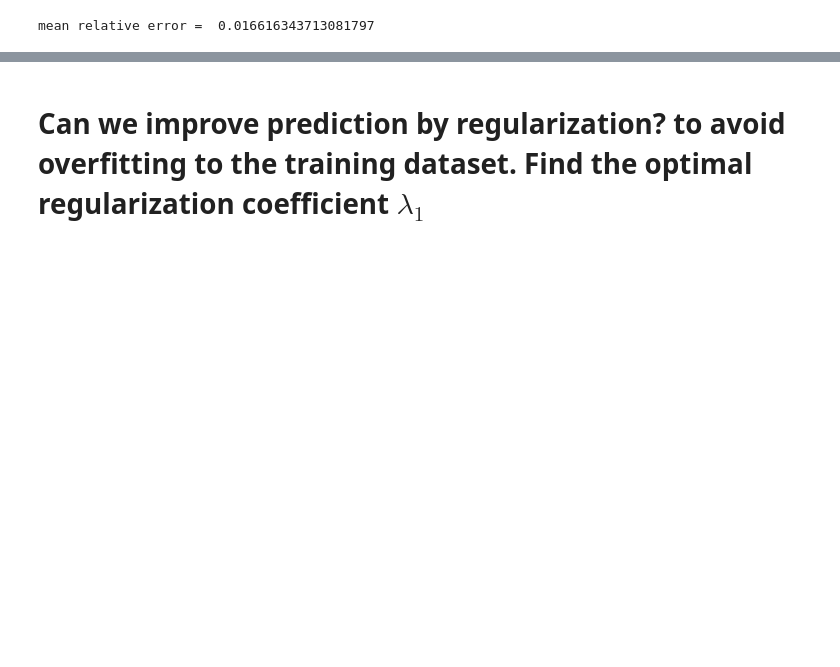
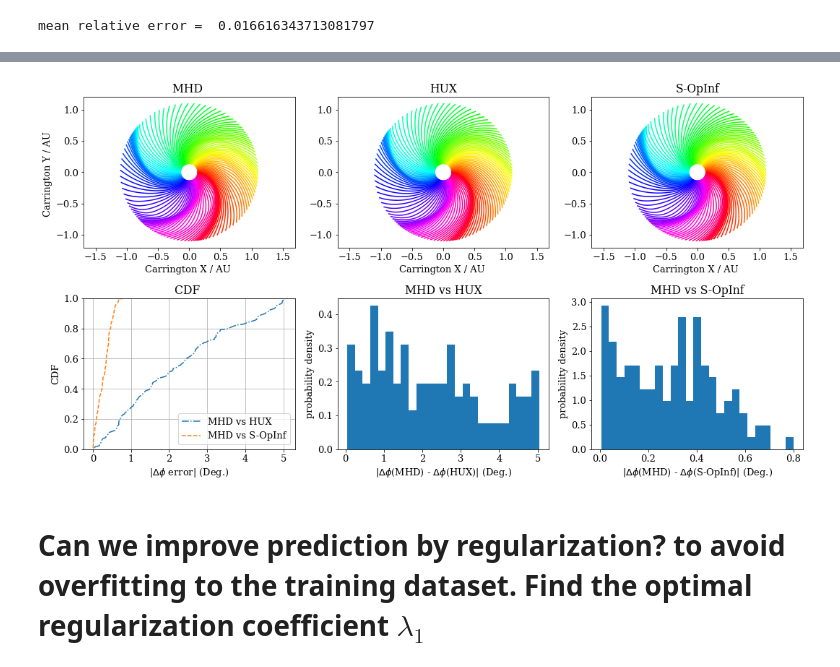
Before and after one commit to opaliss/Space-Weather-ROM, a Jupyter notebook: MHD/SW-ROM-Shifted-MHD-1D-LowRes.ipynb, the cells around one changed output, grey strips where cells are left out. Cells and saved outputs as stored; diff of their text form; code cells hidden in the pictures; blank space fills up the shorter version.

Commit message:
add streamline figure to MHD notebook.

```diff
--- a/MHD/SW-ROM-Shifted-MHD-1D-LowRes.ipynb
+++ b/MHD/SW-ROM-Shifted-MHD-1D-LowRes.ipynb
@@ -79,3 +85,5 @@ p = np.append(p, 2*np.pi)
 f = np.append(f,[f[0,:, :]],axis=0)
 # %%
 V = np.array(f[:, 55, :])
+# %%
+V_HUX = apply_hux_f_model(f[:, 55, 0], (r[1:]-r[:-1]).to(u.km).value, p[1:] -p[:-1]).T
@@ -643,0 +678,10 @@ mean relative error =  0.016616343713081797
+# %%
+def cmap():
+    # an array of parameters, each of our curves depend on a specific value of parameters.
+    parameters = np.linspace(0,2*np.pi,len(p))
+    # norm is a class which, when called, can normalize data into the [0.0, 1.0] interval.
+    norm = matplotlib.colors.Normalize(vmin=np.min(parameters), vmax=np.max(parameters))
+    # create a ScalarMappable and initialize a data structure
+    arr = matplotlib.cm.ScalarMappable(cmap=matplotlib.cm.hsv, norm=norm)
+    arr.set_array([])
+    return arr
@@ -644,3 +701,72 @@ mean relative error =  0.016616343713081797
+# %%
+U_MHD = (V*u.km/u.second).to(u.AU/u.day).value
+U_HUX = (V_HUX*u.km/u.second).to(u.AU/u.day).value
+U_OpInf = (V_ROM*u.km/u.second).to(u.AU/u.day).value
+# %%
+phi_shift_mhd = compute_phi_shift_forward(p, r.to(u.AU).value, U_MHD)
+phi_shift_hux = compute_phi_shift_forward(p, r.to(u.AU).value, U_HUX)
+phi_shift_sopinf = compute_phi_shift_forward(p, r.to(u.AU).value, U_OpInf)
+# %%
+
+s_m = cmap()
+
+fig, ax = plt.subplots(ncols=3, nrows=2, figsize=(15, 8))
+for ii in range(len(p)):
+    _ = ax[0, 0].plot(np.cos(phi_shift_mhd[:, ii])*r.to(u.AU).value,
+                np.sin(phi_shift_mhd[:, ii])*r.to(u.AU).value,
+                color=s_m.to_rgba(p[ii]))
+    _ = ax[0, 1].plot(np.cos(phi_shift_hux[:, ii])*r.to(u.AU).value,
+                np.sin(phi_shift_hux[:, ii])*r.to(u.AU).value,
+                color=s_m.to_rgba(p[ii]))
+    _ = ax[0, 2].plot(np.cos(phi_shift_sopinf[:, ii])*r.to(u.AU).value,
+                np.sin(phi_shift_sopinf[:, ii])*r.to(u.AU).value,
+                color=s_m.to_rgba(p[ii]))
+
+_ = ax[0, 0].set_title("MHD ")
+_ = ax[0, 0].set_xlabel("Carrington X / AU ")
+_ = ax[0, 0].set_ylabel("Carrington Y / AU ")
+_ = ax[0, 0].axis("equal")
+
+_ = ax[0, 1].set_title("HUX")
+_ = ax[0, 1].set_xlabel("Carrington X / AU ")
+_ = ax[0, 1].axis("equal")
+
+_ = ax[0, 2].set_title("S-OpInf")
+_ = ax[0, 2].set_xlabel("Carrington X / AU ")
+_ = ax[0, 2].axis("equal")
+
+diff_hux = (180./np.pi)*np.abs(phi_shift_mhd[-1] - phi_shift_hux[-1])
+mu, sigma = stats.norm.fit(diff_hux)
+n , bins, _ = ax[1, 1].hist(np.abs(diff_hux), 25, density=1)
+
+_ = ax[1, 1].set_title("MHD vs HUX")
+_ = ax[1, 1].set_xlabel("$|\Delta \phi$(MHD) - $\Delta \phi$(HUX)| (Deg.)")
+_ = ax[1, 1].set_ylabel("probability density")
+
+
+
+diff_rom = (180./np.pi)*np.abs(phi_shift_mhd[-1] - phi_shift_sopinf[-1])
+mu, sigma = stats.norm.fit(diff_rom)
+n , bins, _ = ax[1, 2].hist(np.abs(diff_rom), 25, density=1)
+
+_ = ax[1, 2].set_title("MHD vs S-OpInf")
+_ = ax[1, 2].set_xlabel("$|\Delta \phi$(MHD) - $\Delta \phi$(S-OpInf)| (Deg.)")
+_ = ax[1, 2].set_ylabel("probability density")
+
+
+cdf(diff_hux, ax[1, 0], label = "MHD vs HUX", ls="-.")
+cdf(diff_rom, ax[1, 0], label = "MHD vs S-OpInf", ls="--")
+ax[1, 0].set_ylim((0,1))
+ax[1, 0].set_ylabel("CDF")
+ax[1, 0].set_xlabel("|$\Delta \phi$ error| (Deg.)")
+ax[1, 0].grid(True)
+ax[1, 0].set_title("CDF ")
+_ = ax[1, 0].legend()
+
+plt.tight_layout()
+plt.savefig('MHD/figs/MHD_HUX_OpInf_streamlines.png')
+# %% [output]
+[figure, added]
 # %% [markdown]
 # Can we improve prediction by regularization? to avoid overfitting to the training dataset. Find the optimal regularization coefficient $\lambda_{1}$
 # %%
```
Also changed, not shown: parts of 7 cells of this notebook, 3 other files.
